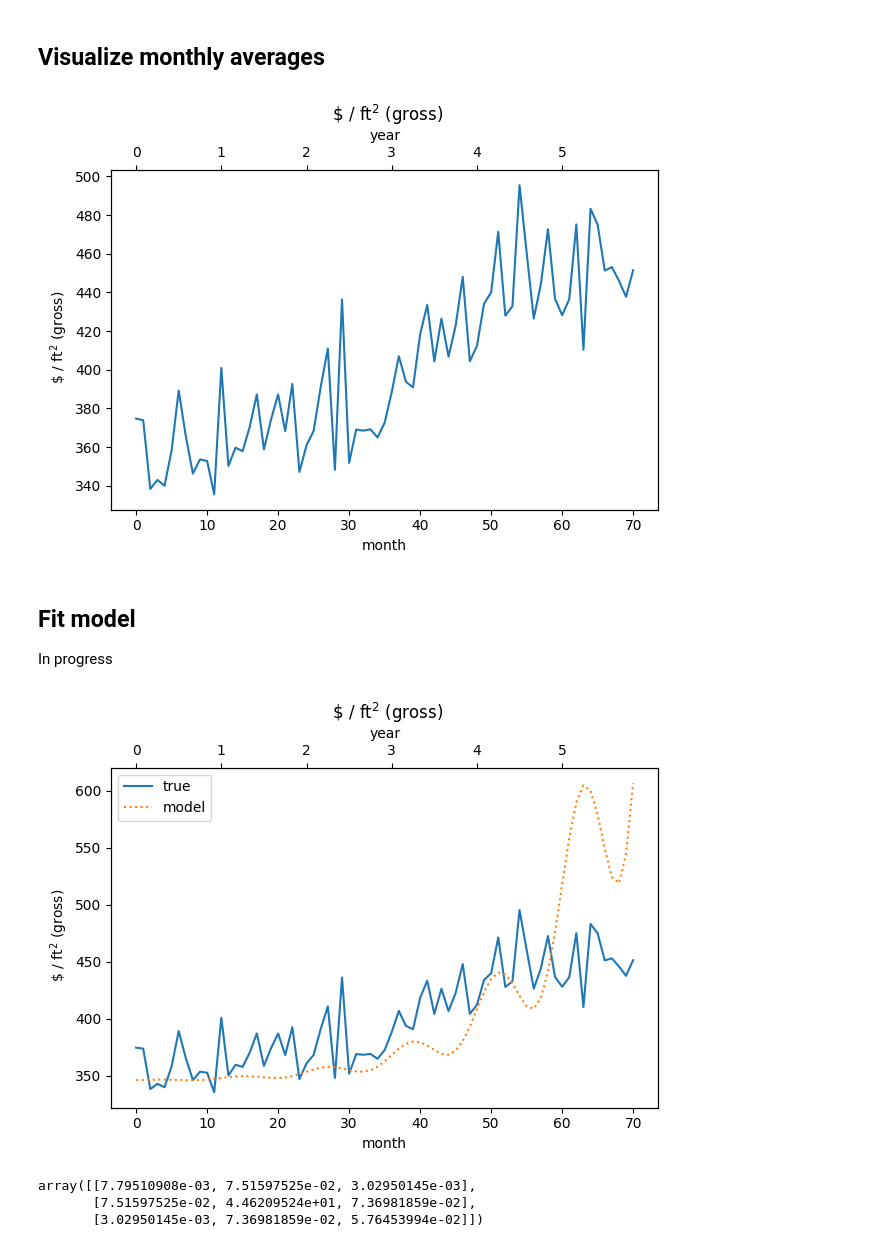
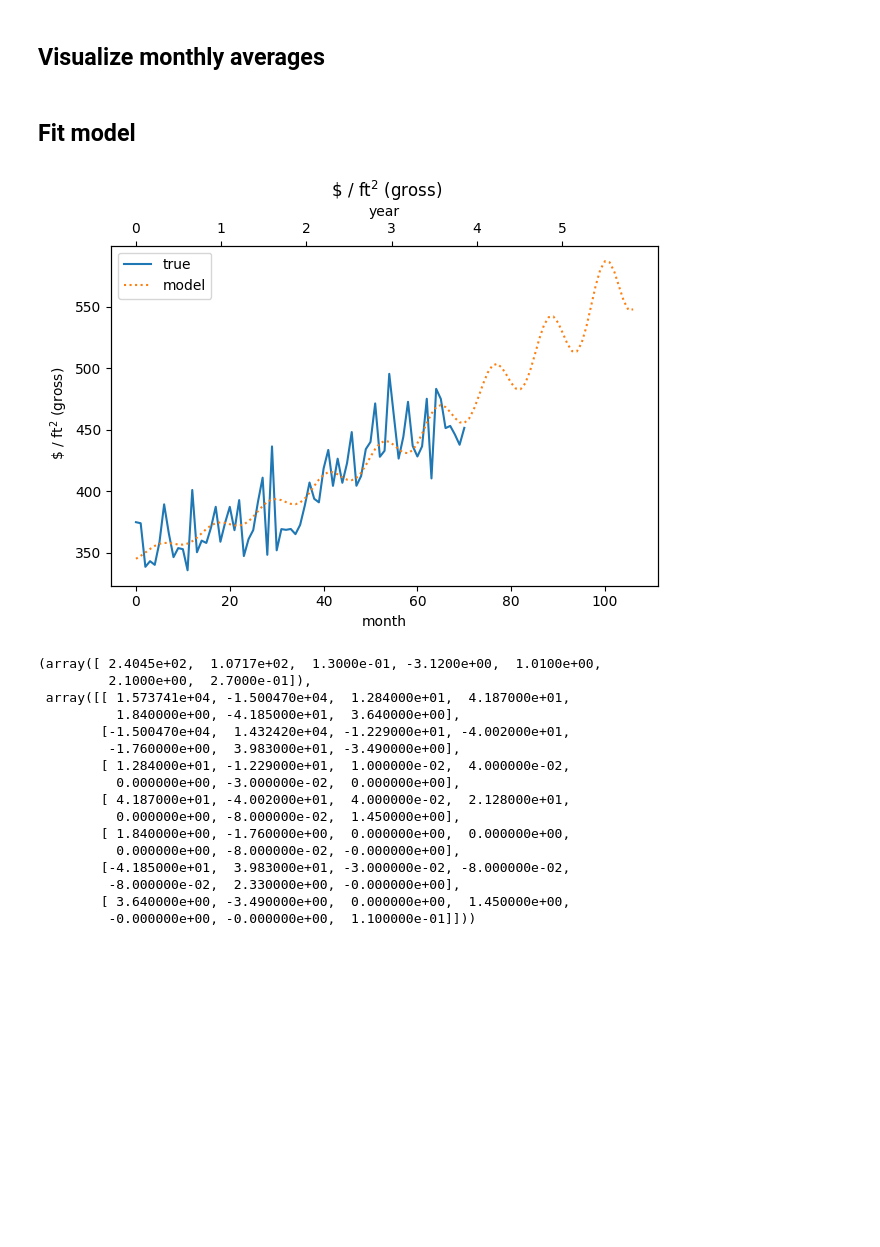
Before and after one commit to seyfdall/Kalman_House, a Jupyter notebook: draft_model.ipynb, the cells around one changed output. Drawn from its saved outputs; the diff is of its cells as text; code cells hidden in the pictures; blank space fills up the shorter version.

Commit message:
improved model

```diff
--- a/draft_model.ipynb
+++ b/draft_model.ipynb
@@ -95,37 +95,49 @@ def plot():
     fig.tight_layout()
 
     return fig, ax
-
-
-plot()
-plt.show()
-# %% [output]
-[figure, removed]
 # %% [markdown]
 ## Fit model
-
-In progress
 # %%
-def model(t, a, b, c):
+PI = np.pi
+
+
+def model(t, z, a1, a2, b1, b2, b3, b4):
     return (
-        np.exp(t / 12) + a * np.sin(2 * np.pi / 12 * t + c) * np.exp(t / 12) + b
+        z
+        + a1 * np.exp(a2 * t / 12)
+        + b1 * np.sin(b2 * 2 * PI / 12 * t + b3) * np.exp(b4 * t / 12)
     )
 
 
 tls = np.arange(len(gross))
 
-params, pcov = curve_fit(model, tls, means["price_per_gross_sq_ft"])
+params, pcov = curve_fit(model, tls, gross, maxfev=10000)
 
 fig, ax = plot()
+years = 3
+tls = np.arange(len(gross) + years * 12)
 ax.plot(tls, model(tls, *params), label="model", color="C1", ls=":")
 
 ax.legend()
 fig.tight_layout()
 plt.show()
 
-pcov
+np.round(params, 2), np.round(pcov, 2)
 # %% [output]
-[figure, old version]
+[figure, new version]
-array([[7.79510908e-03, 7.51597525e-02, 3.02950145e-03],
-       [7.51597525e-02, 4.46209524e+01, 7.36981859e-02],
-       [3.02950145e-03, 7.36981859e-02, 5.76453994e-02]])
+(array([ 2.4045e+02,  1.0717e+02,  1.3000e-01, -3.1200e+00,  1.0100e+00,
+         2.1000e+00,  2.7000e-01]),
+ array([[ 1.573741e+04, -1.500470e+04,  1.284000e+01,  4.187000e+01,
+          1.840000e+00, -4.185000e+01,  3.640000e+00],
+        [-1.500470e+04,  1.432420e+04, -1.229000e+01, -4.002000e+01,
+         -1.760000e+00,  3.983000e+01, -3.490000e+00],
+        [ 1.284000e+01, -1.229000e+01,  1.000000e-02,  4.000000e-02,
+          0.000000e+00, -3.000000e-02,  0.000000e+00],
+        [ 4.187000e+01, -4.002000e+01,  4.000000e-02,  2.128000e+01,
+          0.000000e+00, -8.000000e-02,  1.450000e+00],
+        [ 1.840000e+00, -1.760000e+00,  0.000000e+00,  0.000000e+00,
+          0.000000e+00, -8.000000e-02, -0.000000e+00],
+        [-4.185000e+01,  3.983000e+01, -3.000000e-02, -8.000000e-02,
+         -8.000000e-02,  2.330000e+00, -0.000000e+00],
+        [ 3.640000e+00, -3.490000e+00,  0.000000e+00,  1.450000e+00,
+         -0.000000e+00, -0.000000e+00,  1.100000e-01]]))
```
